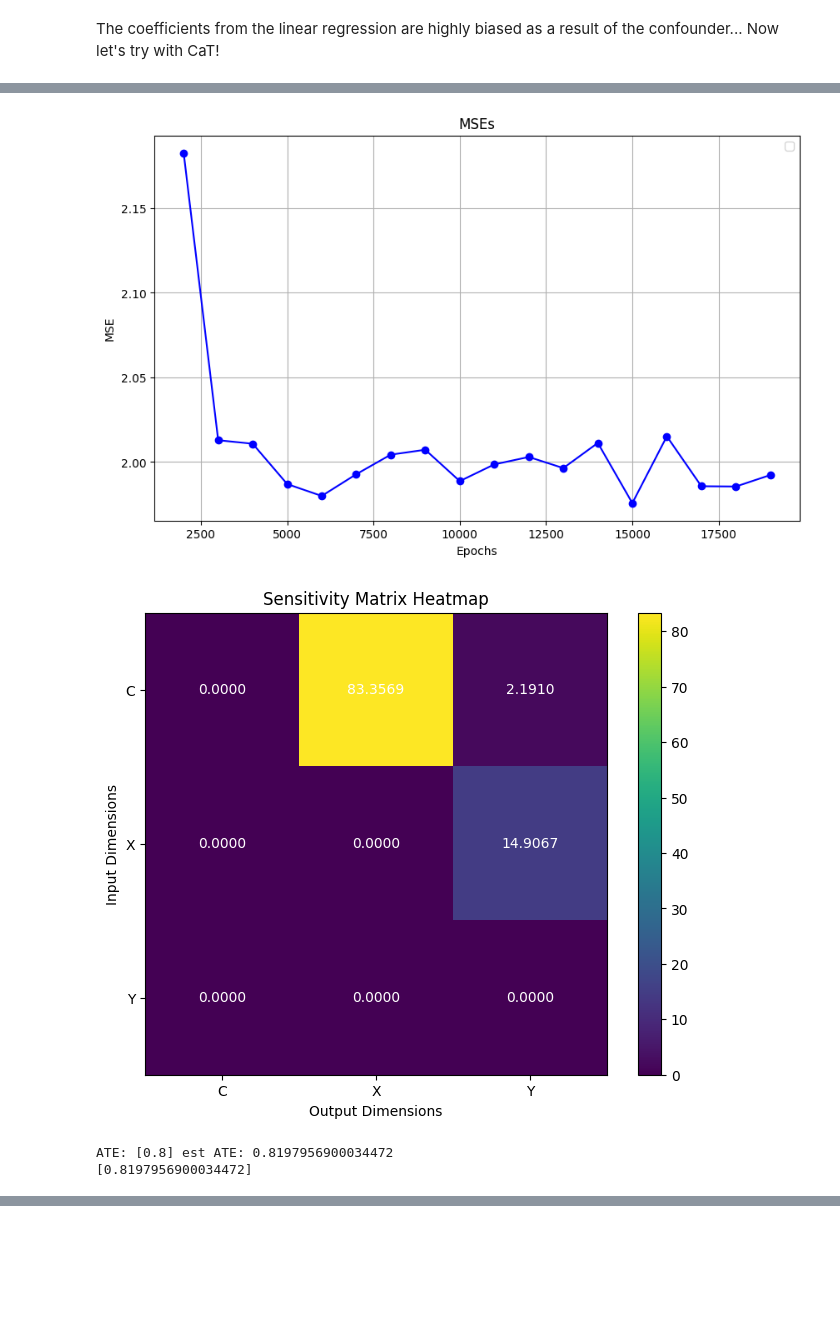
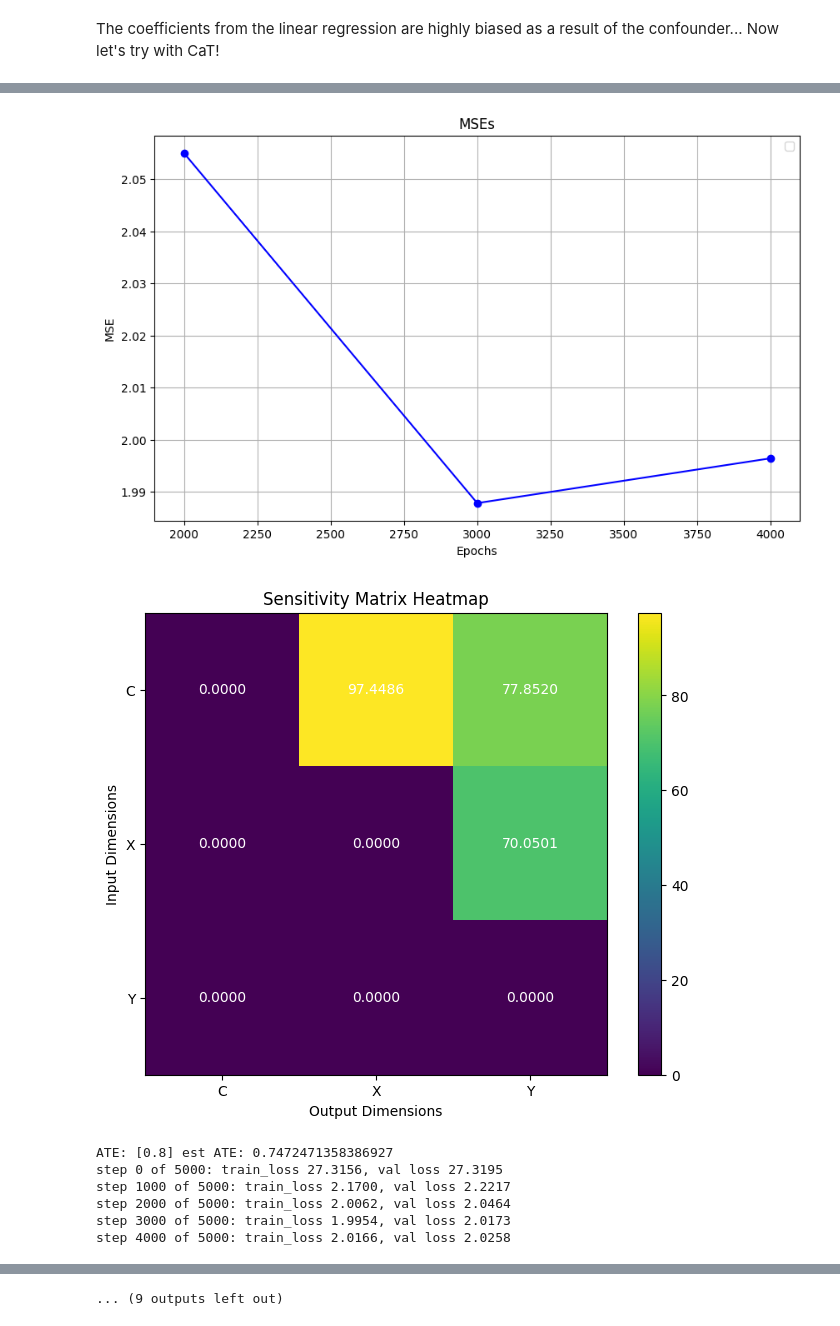
Before and after one commit to matthewvowels1/Causal_Transformer, a Jupyter notebook: CaT/tutorial_confounder.ipynb, the cells around one changed output, grey strips where cells are left out. Drawn from its saved outputs; the diff is of its cells as text; code cells hidden in the pictures; blank space fills up the shorter version.

```diff
--- a/CaT/tutorial_confounder.ipynb
+++ b/CaT/tutorial_confounder.ipynb
@@ -13,7 +13,7 @@ seed = 1
 standardize = 0
 sample_size = 100000
 batch_size = 300
-max_iters = 20000
+max_iters = 5000
 eval_interval = 1000
 eval_iters = 100
 validation_fraction = 0.1
@@ -118,7 +118,7 @@ The coefficients from the linear regression are highly biased as a result of the
 
 estimates = []
 
-for i in range(1):
+for i in range(5):
 
     all_data, DAGnx, var_names, causal_ordering, var_types, Y0, Y1 = generate_data(N=sample_size, d=d)
 
@@ -203,9 +203,9 @@ for i in range(1):
 
             intervention_nodes_vals_0 = {'X':  0}
             intervention_nodes_vals_1 = {'X':  1}
-            ci = CausalInference(model=model, device=device)
-            D0 = ci.forward(data=all_data , intervention_nodes_vals=intervention_nodes_vals_0)
-            D1 = ci.forward(data=all_data , intervention_nodes_vals=intervention_nodes_vals_1)
+            ci = CausalInference(dag=DAGnx)
+            D0 = ci.forward(data=all_data, model=model, intervention_nodes_vals=intervention_nodes_vals_0)
+            D1 = ci.forward(data=all_data, model=model, intervention_nodes_vals=intervention_nodes_vals_1)
 
             effect_var = 'Y'
             effect_index = var_names.index(effect_var)
@@ -257,9 +257,9 @@ for i in range(1):
     model.eval()
     intervention_nodes_vals_0 = {'X':  0}
     intervention_nodes_vals_1 = {'X':  1}
-    ci = CausalInference(model=model, device=device)
-    D0 = ci.forward(data=all_data , intervention_nodes_vals=intervention_nodes_vals_0)
-    D1 = ci.forward(data=all_data , intervention_nodes_vals=intervention_nodes_vals_1)
+    ci = CausalInference(dag=DAGnx)
+    D0 = ci.forward(data=all_data, model=model, intervention_nodes_vals=intervention_nodes_vals_0)
+    D1 = ci.forward(data=all_data, model=model, intervention_nodes_vals=intervention_nodes_vals_1)
 
 
     effect_var = 'Y'
@@ -295,4 +280,8 @@ step 19000 of 20000: train_loss 1.9923, val loss 1.9905
-[figure, old version]
+[figure, new version]
-[figure, old version]
+[figure, new version]
-ATE: [0.8] est ATE: 0.8197956900034472
-[0.8197956900034472]
+ATE: [0.8] est ATE: 0.7472471358386927
+step 0 of 5000: train_loss 27.3156, val loss 27.3195
+step 1000 of 5000: train_loss 2.1700, val loss 2.2217
+step 2000 of 5000: train_loss 2.0062, val loss 2.0464
+step 3000 of 5000: train_loss 1.9954, val loss 2.0173
+step 4000 of 5000: train_loss 2.0166, val loss 2.0258
@@ -298,0 +300 @@ ATE: [0.8] est ATE: 0.8197956900034472
+... (9 outputs left out)
```
Also changed, not shown: parts of 1 cell of this notebook, 7 other files.
